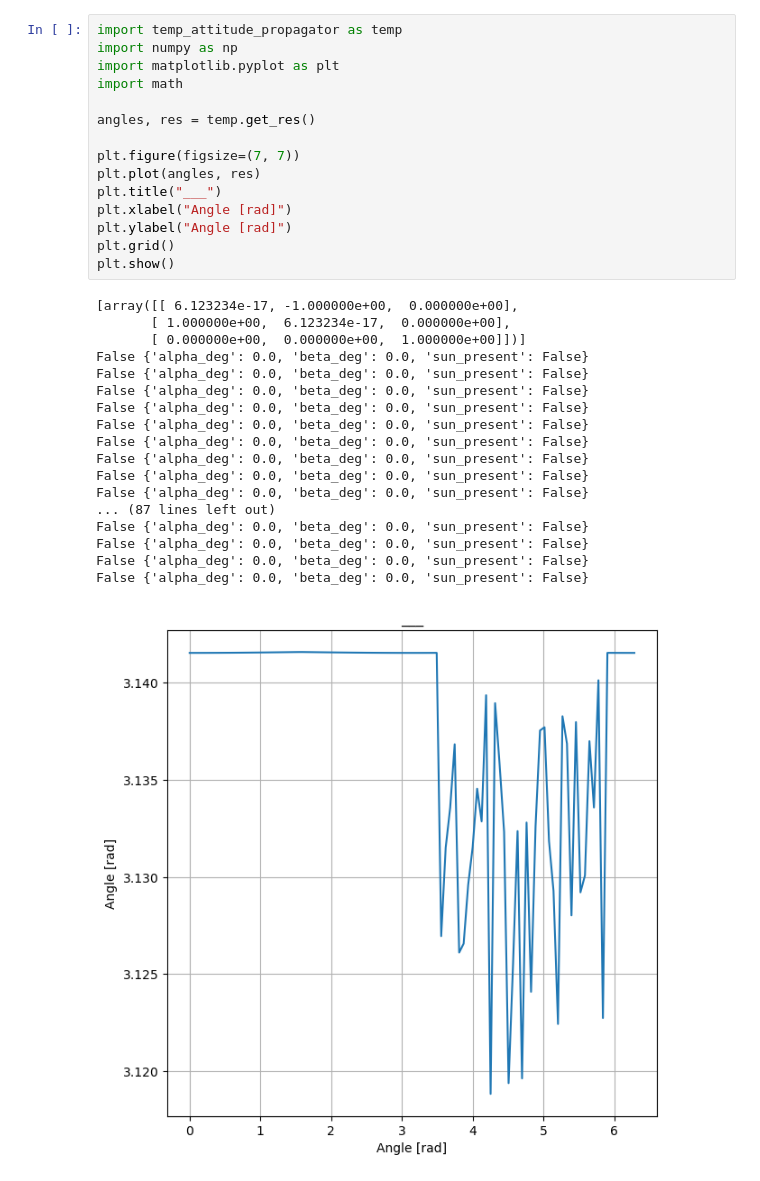
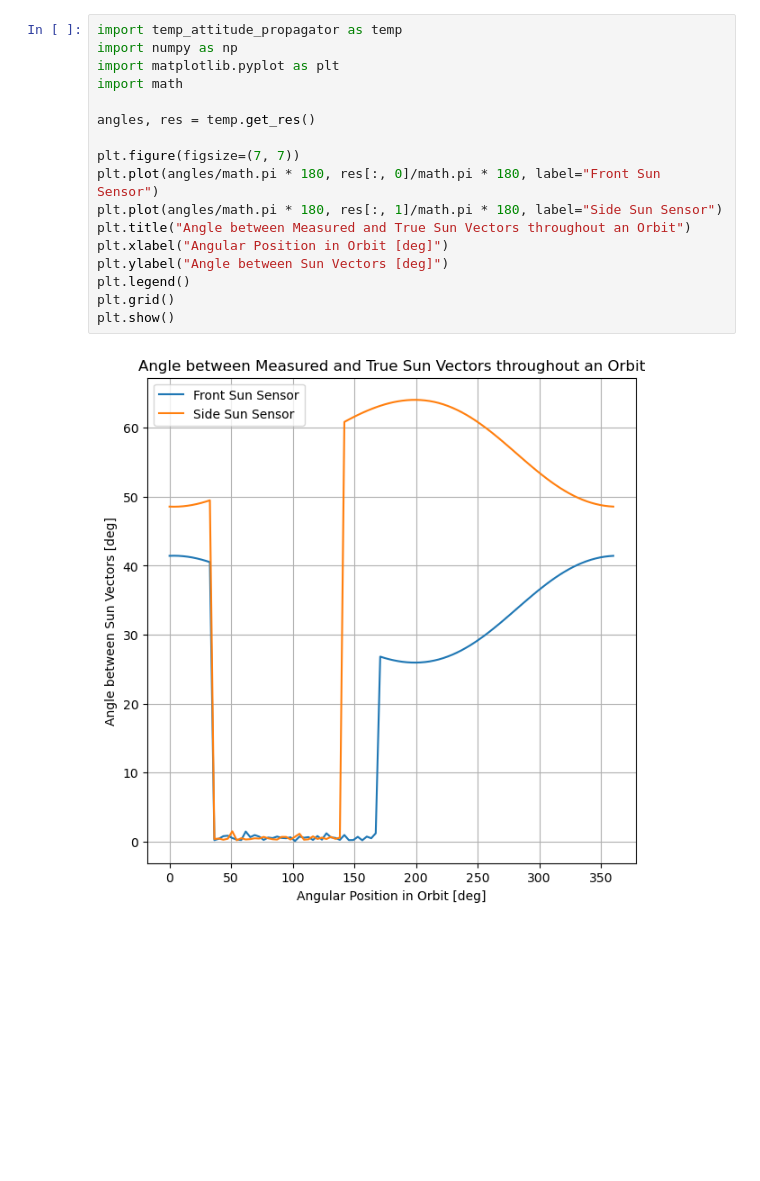
Before and after one commit to utat-ss/adcs-sim, a Jupyter notebook: temp_att_res.ipynb, the cells around one changed output. Cells and saved outputs as stored; diff of their text form; blank space fills up the shorter version.

```diff
--- a/temp_att_res.ipynb
+++ b/temp_att_res.ipynb
@@ -1,34 +1,19 @@
 # %%
 import temp_attitude_propagator as temp
 import numpy as np
 import matplotlib.pyplot as plt
 import math
 
 angles, res = temp.get_res()
 
 plt.figure(figsize=(7, 7))
-plt.plot(angles, res)
-plt.title("___")
-plt.xlabel("Angle [rad]")
-plt.ylabel("Angle [rad]")
+plt.plot(angles/math.pi * 180, res[:, 0]/math.pi * 180, label="Front Sun Sensor")
+plt.plot(angles/math.pi * 180, res[:, 1]/math.pi * 180, label="Side Sun Sensor")
+plt.title("Angle between Measured and True Sun Vectors throughout an Orbit")
+plt.xlabel("Angular Position in Orbit [deg]")
+plt.ylabel("Angle between Sun Vectors [deg]")
+plt.legend()
 plt.grid()
 plt.show()
 # %% [output]
-[array([[ 6.123234e-17, -1.000000e+00,  0.000000e+00],
-       [ 1.000000e+00,  6.123234e-17,  0.000000e+00],
-       [ 0.000000e+00,  0.000000e+00,  1.000000e+00]])]
-False {'alpha_deg': 0.0, 'beta_deg': 0.0, 'sun_present': False}
-False {'alpha_deg': 0.0, 'beta_deg': 0.0, 'sun_present': False}
-False {'alpha_deg': 0.0, 'beta_deg': 0.0, 'sun_present': False}
-False {'alpha_deg': 0.0, 'beta_deg': 0.0, 'sun_present': False}
-False {'alpha_deg': 0.0, 'beta_deg': 0.0, 'sun_present': False}
-False {'alpha_deg': 0.0, 'beta_deg': 0.0, 'sun_present': False}
-False {'alpha_deg': 0.0, 'beta_deg': 0.0, 'sun_present': False}
-False {'alpha_deg': 0.0, 'beta_deg': 0.0, 'sun_present': False}
-False {'alpha_deg': 0.0, 'beta_deg': 0.0, 'sun_present': False}
-... (87 lines left out)
-False {'alpha_deg': 0.0, 'beta_deg': 0.0, 'sun_present': False}
-False {'alpha_deg': 0.0, 'beta_deg': 0.0, 'sun_present': False}
-False {'alpha_deg': 0.0, 'beta_deg': 0.0, 'sun_present': False}
-False {'alpha_deg': 0.0, 'beta_deg': 0.0, 'sun_present': False}
-[figure, old version]
+[figure, new version]
```
Also changed, not shown: 1 other file.
